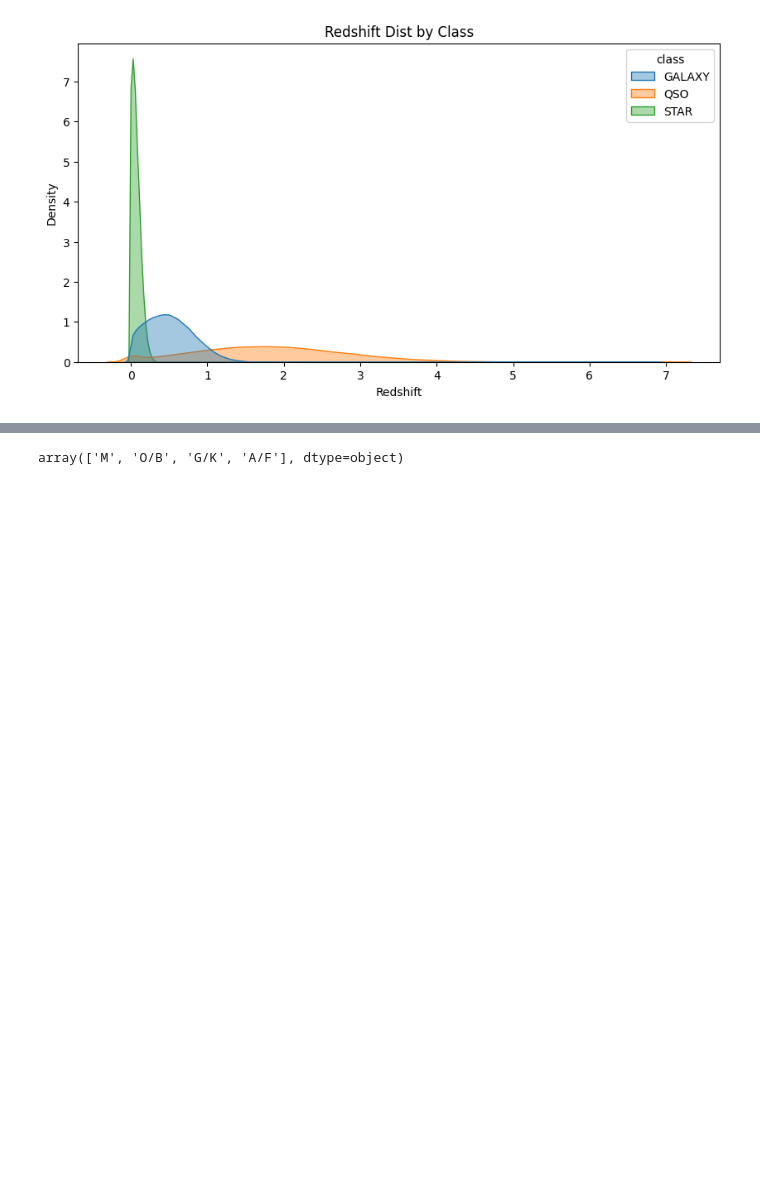
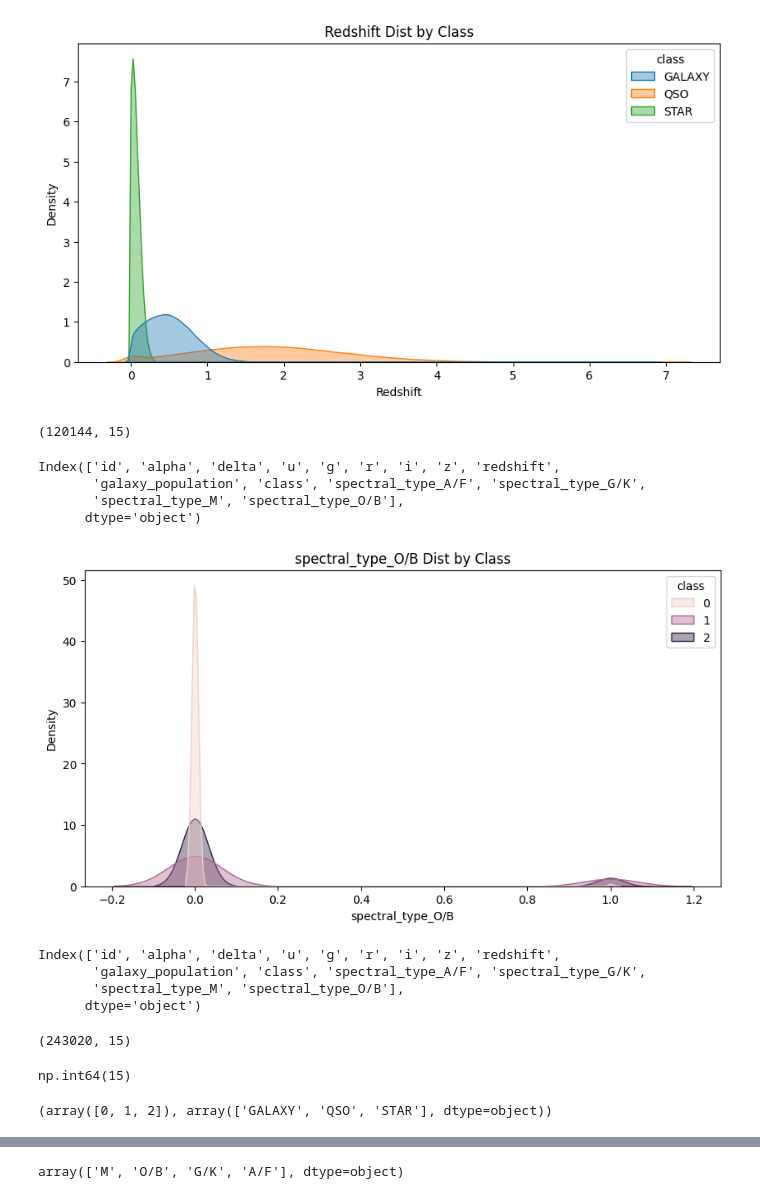
Before and after one commit to E-HAZMATs/Predicting-Stellar-Class-Kaggle-Comp, a Jupyter notebook: notebooks/01_eda.ipynb, the cells around one changed output, grey strips where cells are left out. Saved outputs shown, nothing was run; the diff lists cells and outputs as text; code cells hidden in the pictures; blank space fills up the shorter version.

```diff
--- a/notebooks/01_eda.ipynb
+++ b/notebooks/01_eda.ipynb
@@ -216,3 +231,45 @@ plt.xlabel('Redshift')
 plt.show()
 # %% [output]
 [figure]
+# %%
+train_low_redshift[train_low_redshift['spectral_type_M'] == 1].shape
+# %% [output]
+(120144, 15)
+# %%
+train_low_redshift.columns
+# %% [output]
+Index(['id', 'alpha', 'delta', 'u', 'g', 'r', 'i', 'z', 'redshift',
+       'galaxy_population', 'class', 'spectral_type_A/F', 'spectral_type_G/K',
+       'spectral_type_M', 'spectral_type_O/B'],
+      dtype='object')
+# %%
+feat = 'spectral_type_O/B'
+# data = train
+data = train_low_redshift
+plt.figure(figsize=(10, 5))
+sns.kdeplot(data=data, x=feat, hue='class', fill=True, alpha=0.4, common_norm=False)
+plt.title(f'{feat} Dist by Class')
+plt.xlabel(f'{feat}')
+plt.show()
+# %% [output]
+[figure, added]
+# %%
+train.columns
+# %% [output]
+Index(['id', 'alpha', 'delta', 'u', 'g', 'r', 'i', 'z', 'redshift',
+       'galaxy_population', 'class', 'spectral_type_A/F', 'spectral_type_G/K',
+       'spectral_type_M', 'spectral_type_O/B'],
+      dtype='object')
+# %%
+train_low_redshift = train[train['redshift'] <= 0.4]
+train_low_redshift.shape
+# %% [output]
+(243020, 15)
+# %%
+train[(train['class'] == 2) & (train['redshift'] > 0.39)]['redshift'].count()
+# %% [output]
+np.int64(15)
+# %%
+train_enc['class'].unique(), train['class'].unique()
+# %% [output]
+(array([0, 1, 2]), array(['GALAXY', 'QSO', 'STAR'], dtype=object))
```
Also changed, not shown: parts of 5 cells of this notebook, 1 other file.
